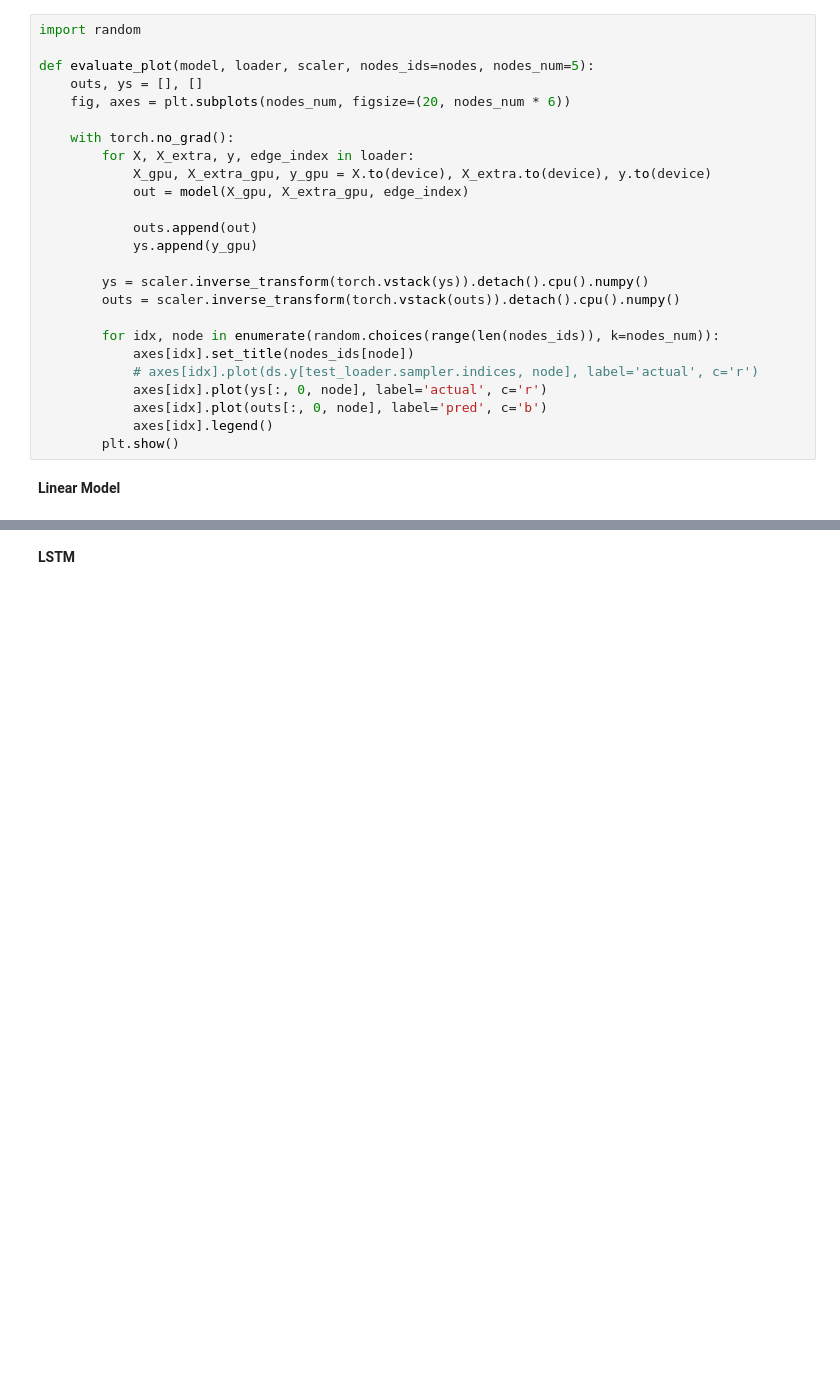
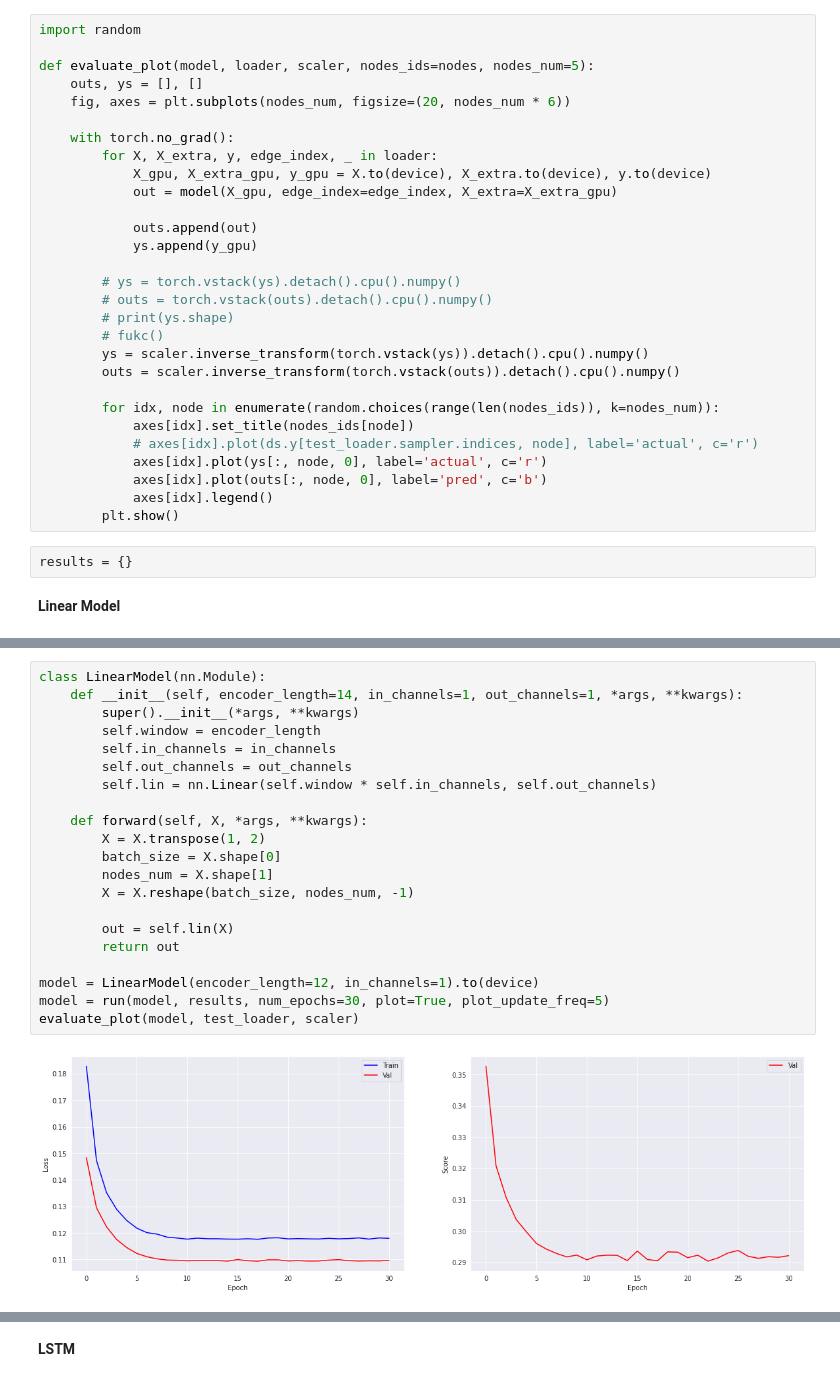
Before and after one commit to Eldervald/traffic-extrapolation, a Jupyter notebook: crn/gnn_forecasting.ipynb, the cells around one changed output, grey strips where cells are left out. Saved outputs shown, nothing was run; the diff lists cells and outputs as text; blank space fills up the shorter version.

```diff
--- a/crn/gnn_forecasting.ipynb
+++ b/crn/gnn_forecasting.ipynb
@@ -580,22 +483,28 @@ def evaluate_plot(model, loader, scaler, nodes_ids=nodes, nodes_num=5):
     fig, axes = plt.subplots(nodes_num, figsize=(20, nodes_num * 6))
 
     with torch.no_grad():
-        for X, X_extra, y, edge_index in loader:
+        for X, X_extra, y, edge_index, _ in loader:
             X_gpu, X_extra_gpu, y_gpu = X.to(device), X_extra.to(device), y.to(device)
-            out = model(X_gpu, X_extra_gpu, edge_index)
+            out = model(X_gpu, edge_index=edge_index, X_extra=X_extra_gpu)
 
             outs.append(out)
             ys.append(y_gpu)
 
+        # ys = torch.vstack(ys).detach().cpu().numpy()
+        # outs = torch.vstack(outs).detach().cpu().numpy()
+        # print(ys.shape)
+        # fukc()
         ys = scaler.inverse_transform(torch.vstack(ys)).detach().cpu().numpy()
         outs = scaler.inverse_transform(torch.vstack(outs)).detach().cpu().numpy()
 
         for idx, node in enumerate(random.choices(range(len(nodes_ids)), k=nodes_num)):
             axes[idx].set_title(nodes_ids[node])
             # axes[idx].plot(ds.y[test_loader.sampler.indices, node], label='actual', c='r')
-            axes[idx].plot(ys[:, 0, node], label='actual', c='r')
-            axes[idx].plot(outs[:, 0, node], label='pred', c='b')
+            axes[idx].plot(ys[:, node, 0], label='actual', c='r')
+            axes[idx].plot(outs[:, node, 0], label='pred', c='b')
             axes[idx].legend()
         plt.show()
+# %%
+results = {}
 # %% [markdown]
 **Linear Model**
@@ -609,0 +511,23 @@ Type: LinearModel, Test loss: 0.04, Test score: 0.7989
+# %%
+class LinearModel(nn.Module):
+    def __init__(self, encoder_length=14, in_channels=1, out_channels=1, *args, **kwargs):
+        super().__init__(*args, **kwargs)
+        self.window = encoder_length
+        self.in_channels = in_channels
+        self.out_channels = out_channels
+        self.lin = nn.Linear(self.window * self.in_channels, self.out_channels)
+
+    def forward(self, X, *args, **kwargs):
+        X = X.transpose(1, 2)
+        batch_size = X.shape[0]
+        nodes_num = X.shape[1]
+        X = X.reshape(batch_size, nodes_num, -1)
+
+        out = self.lin(X)
+        return out
+
+model = LinearModel(encoder_length=12, in_channels=1).to(device)
+model = run(model, results, num_epochs=30, plot=True, plot_update_freq=5)
+evaluate_plot(model, test_loader, scaler)
+# %% [output]
+[figure, added]
```
Also changed, not shown: parts of 34 cells of this notebook, 3 other files.
